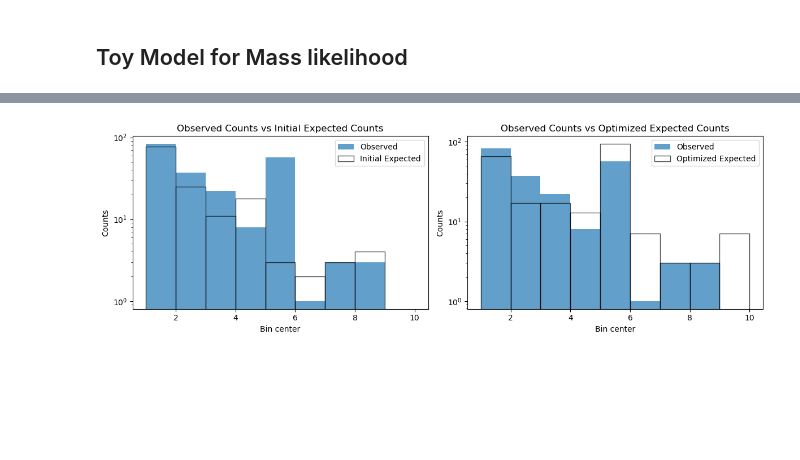
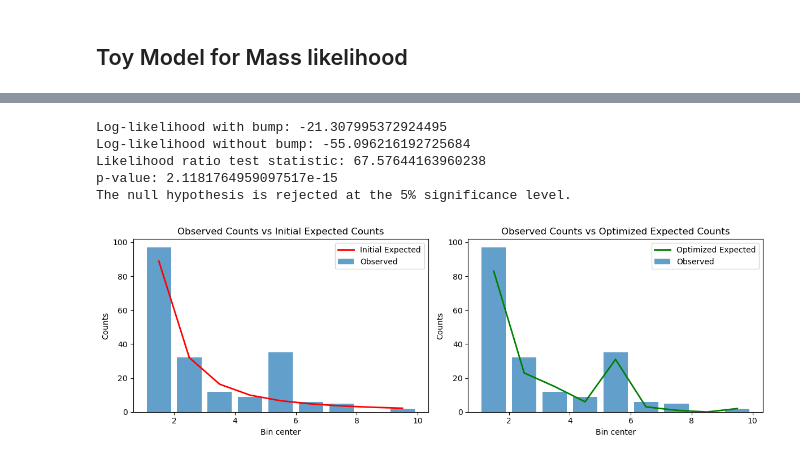
Before and after one commit to NolanSmyth/LensCalcPy, a Jupyter notebook: nbs/06_stats.ipynb, the cells around one changed output, grey strips where cells are left out. Drawn from its saved outputs; the diff is of its cells as text; code cells hidden in the pictures; blank space fills up the shorter version.

```diff
--- a/nbs/06_stats.ipynb
+++ b/nbs/06_stats.ipynb
@@ -26,23 +27,27 @@ def likelihood(observed_counts, expected_counts):
     poisson_pmf = poisson.pmf(observed_counts, expected_counts)
     return np.prod(poisson_pmf)
 
-# Generate an example set of binned observations with a bump
-def generate_observed_counts_with_bump(bin_centers, a, bump_center, bump_width, bump_height):
-    power_law_counts = power_law(bin_centers, a=a)
-    bump = norm.pdf(bin_centers, bump_center, bump_width) * bump_height
-    return np.random.poisson(power_law_counts + bump)
+def generate_observed_counts_with_bump(bin_centers, a, index, bump_position, bump_height):
+    power_law_counts = power_law(bin_centers, a=a, index=index)
+    closest_bin = np.argmin(np.abs(bin_centers - bump_position))
+    power_law_counts[closest_bin] += bump_height
+    return np.random.poisson(power_law_counts)
 # %%
 # Generate an example set of binned observations
 np.random.seed(42)
 
-bin_edges = np.arange(1, 12)  # Assuming 10 bins with equal width
+min_bin = 1
+max_bin = 10
+bin_edges = np.linspace(min_bin,max_bin,10)  # Assuming bins from -6 to -2
 bin_centers = (bin_edges[:-1] + bin_edges[1:]) / 2
+
 a = 50  # Scale factor to match the example observed_counts
-bump_center = 5  # Bump location
-bump_width = 0.5  # Bump width
+bump_position = 5  # Bump location
 bump_height = 20  # Bump height
 
-observed_counts = generate_observed_counts_with_bump(bin_centers, a, bump_center, bump_width, bump_height)
+index = -2
+
+observed_counts = generate_observed_counts_with_bump(bin_centers, a, index, bump_position, bump_height)
 
 # Calculate the expected counts based on the power law model
 expected_counts = power_law(bin_centers, a=a)
@@ -141,30 +124,51 @@ Optimized parameters: a = 151.12, index = -1.80, bump_position = 5.57e+00, bump_
+# %%
+log_likelihood_bump_opt = -result_bump.fun
+log_likelihood_no_bump_opt = -neg_log_likelihood([optimized_params_bump[0], optimized_params_bump[1], optimized_params_bump[2], 0], bin_centers, observed_counts)
+
+# Calculate the likelihood ratio test statistic
+lr_statistic = -2 * (log_likelihood_no_bump_opt - log_likelihood_bump_opt)
+
+# Calculate the p-value using a chi-square distribution
+p_value = chi2.sf(lr_statistic, df=2)  # Two degrees of freedom for the difference in number of parameters
+
+# Print the results
+print("Log-likelihood with bump:", log_likelihood_bump_opt)
+print("Log-likelihood without bump:", log_likelihood_no_bump_opt)
+print("Likelihood ratio test statistic:", lr_statistic)
+print("p-value:", p_value)
+if p_value < 0.05:
+    print("The null hypothesis is rejected at the 5% significance level.")
+else:
+    print("The null hypothesis is not rejected at the 5% significance level.")
+# %% [output]
+Log-likelihood with bump: -21.307995372924495
+Log-likelihood without bump: -55.096216192725684
+Likelihood ratio test statistic: 67.57644163960238
+p-value: 2.1181764959097517e-15
+The null hypothesis is rejected at the 5% significance level.
 # %%
 # Plot the observed counts and the initial/optimized expected counts
 plt.figure(figsize=(12, 4))
 plt.subplot(121)
-plt.bar(bin_centers, observed_counts,  width=1, alpha=0.7, label="Observed")
-plt.bar(bin_centers, expected_counts, width=1, alpha=0.7, label="Initial Expected", edgecolor='black', linewidth=1, fill=False)
+plt.bar(bin_centers, observed_counts, alpha=0.7, label="Observed")
+plt.plot(bin_centers, power_law(bin_centers, a=a, index=index), label="Initial Expected", color='r', linewidth=2)
 plt.xlabel("Bin center")
 plt.ylabel("Counts")
-# plt.xscale("log")
-plt.yscale("log")
 plt.legend()
 plt.title("Observed Counts vs Initial Expected Counts")
 
 plt.subplot(122)
-plt.bar(bin_centers, observed_counts, width=1, alpha=0.7, label="Observed")
-plt.bar(bin_centers, expected_counts_opt, width=1, alpha=0.7, label="Optimized Expected", edgecolor='black', linewidth=1, fill=False)
+plt.bar(bin_centers, observed_counts, alpha=0.7, label="Observed")
+plt.plot(bin_centers, expected_counts_opt, label="Optimized Expected", color='g', linewidth=2)
 plt.xlabel("Bin center")
 plt.ylabel("Counts")
-# plt.xscale("log")
-plt.yscale("log")
 plt.legend()
 plt.title("Observed Counts vs Optimized Expected Counts")
 
 plt.tight_layout()
 plt.show()
 # %% [output]
-[figure, old version]
+[figure, new version]
 # %%
 #| hide
 import nbdev; nbdev.nbdev_export()
```
Also changed, not shown: parts of 6 cells of this notebook, 5 other files.
